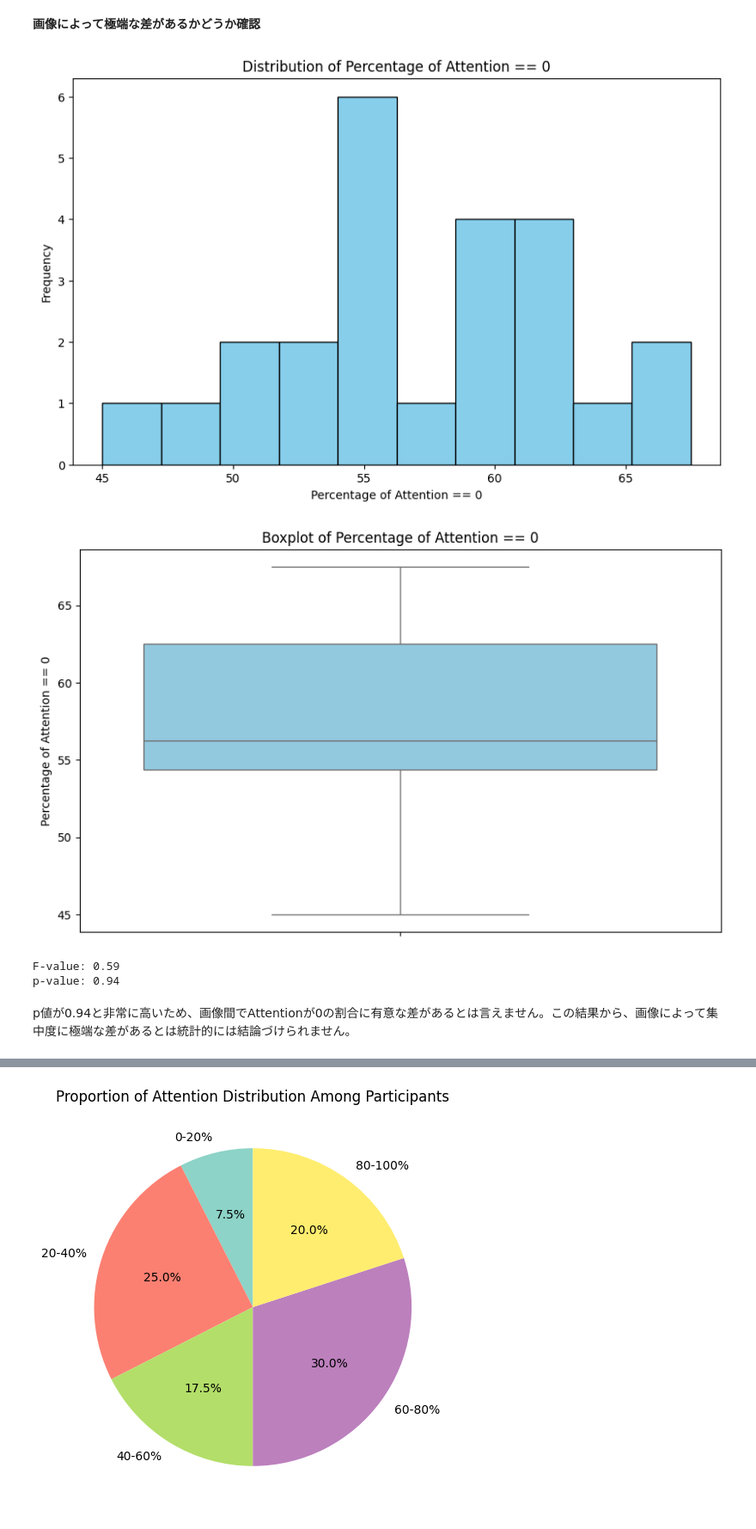
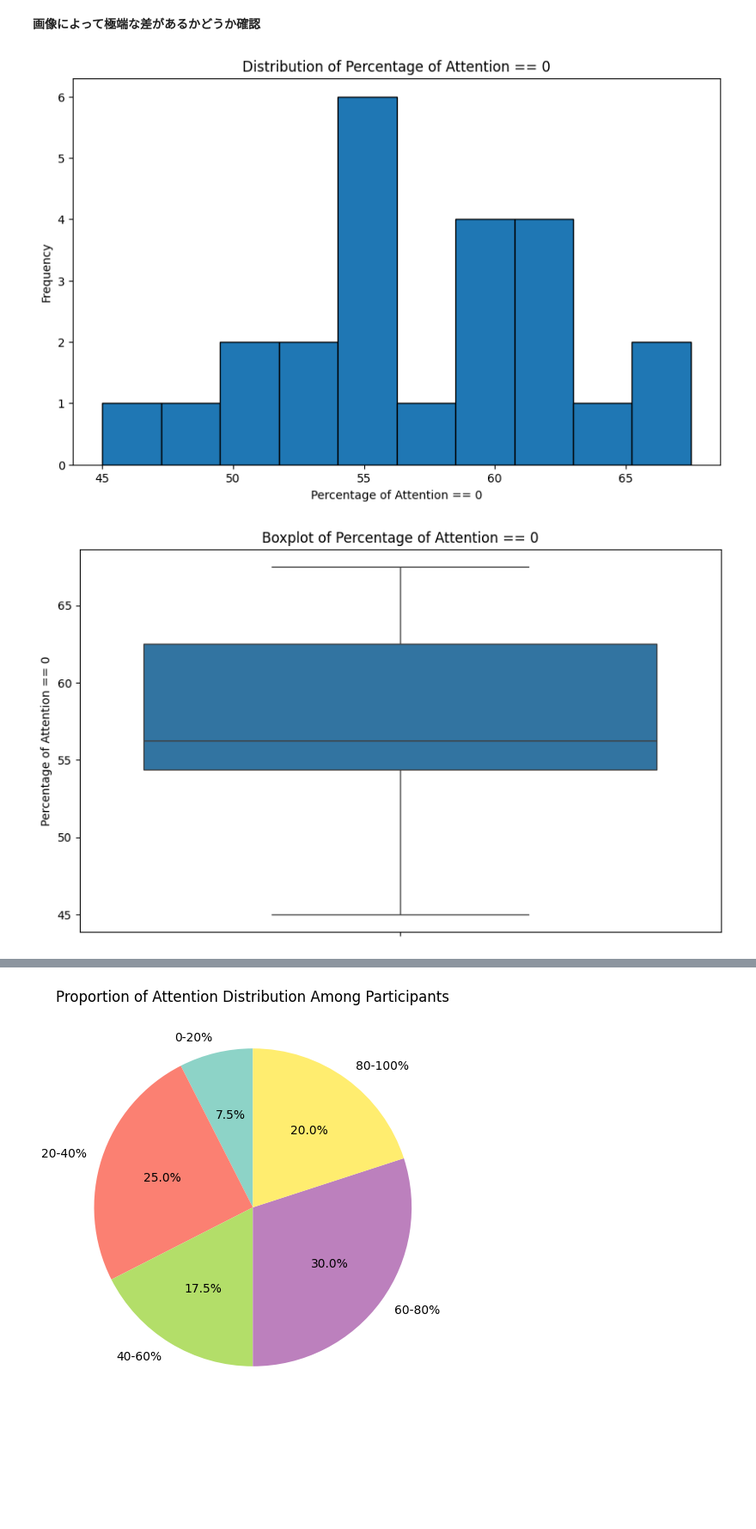
Before and after one commit to shiroyang/Mind-Wandering-Exp, a Jupyter notebook: Analysis/Summary/FreeViewing/Code/visualize_summary.ipynb, the cells around one changed output, grey strips where cells are left out. Shown at 86% size. Saved outputs shown, nothing was run; the diff lists cells and outputs as text; code cells hidden in the pictures; blank space fills up the shorter version.

```diff
--- a/Analysis/Summary/FreeViewing/Code/visualize_summary.ipynb
+++ b/Analysis/Summary/FreeViewing/Code/visualize_summary.ipynb
@@ -62,44 +182,30 @@ Avg: 57.291666666666664, Std: 6.030568267019982
 # %%
 # 1. 分布の確認
 import matplotlib.pyplot as plt
 import pandas as pd
 import seaborn as sns
 df = pd.read_csv('../../../../Analysis/Summary/FreeViewing/Data/FreeViewing_Summary_30sec.csv')
 
 # Calculate the percentage of Attention==0 for each Stimuli
 attention_percentage = df.groupby('Stimuli')['Attention'].apply(lambda x: (x == 1).mean() * 100).reset_index()
 
 # Sort the data for better visualization
 attention_percentage_sorted = attention_percentage.sort_values(by='Attention', ascending=False)
 # ヒストグラム
 plt.figure(figsize=(10, 6))
-plt.hist(attention_percentage_sorted['Attention'], bins=10, color='skyblue', edgecolor='black')
+plt.hist(attention_percentage_sorted['Attention'], bins=10, edgecolor='black')
 plt.xlabel('Percentage of Attention == 0')
 plt.ylabel('Frequency')
 plt.title('Distribution of Percentage of Attention == 0')
 plt.show()
 
 # 箱ひげ図
 plt.figure(figsize=(10, 6))
-sns.boxplot(y=attention_percentage_sorted['Attention'], color='skyblue')
+sns.boxplot(y=attention_percentage_sorted['Attention'])
 plt.ylabel('Percentage of Attention == 0')
 plt.title('Boxplot of Percentage of Attention == 0')
 plt.show()
-
-import scipy.stats as stats
-
-# ANOVA検定を実施
-f_value, p_value = stats.f_oneway(
-    *[df[df['Stimuli'] == stimuli]['Attention'] for stimuli in df['Stimuli'].unique()]
-)
-
-print(f'F-value: {f_value:.2f}')
-print(f'p-value: {p_value:.2f}')
 # %% [output]
-[figure, old version]
+[figure, new version]
-[figure, old version]
+[figure, new version]
-F-value: 0.59
-p-value: 0.94
-# %% [markdown]
-p値が0.94と非常に高いため、画像間でAttentionが0の割合に有意な差があるとは言えません。この結果から、画像によって集中度に極端な差があるとは統計的には結論づけられません。
 # %% [markdown]
```
Also changed, not shown: parts of 17 cells of this notebook, 19 other files.
